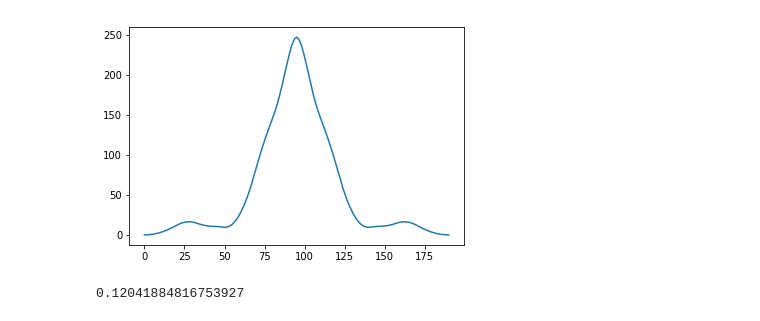
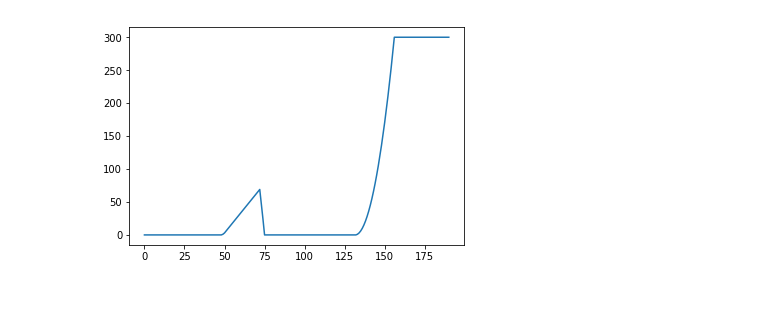
Before and after one commit to tlmakinen/bursting-IGMM, a Jupyter notebook: autocorrelation/wait-time-simulation.ipynb, the cells around one changed output. Cells and saved outputs as stored; diff of their text form; code cells hidden in the pictures.

```diff
--- a/autocorrelation/wait-time-simulation.ipynb
+++ b/autocorrelation/wait-time-simulation.ipynb
@@ -59,41 +59,41 @@ def autocorrelation (x) :
     pi = np.fft.ifft(p)
     return np.real(pi)[:x.size/2]/np.sum(xp**2)
 # %%
-# Now let's simulate this ~80 times to simulate what we get from actual data.
+# Now let's simulate this ~80 times to create a package of traces we'd expect from actual data.
 # Parameters:
-k_on = 0.03
+k_on = 0.005
 k_off = 0.01
-duration = 575 # seconds
-stepsize = 3   # seconds / step
+duration = 575   # seconds
+stepsize = 3     # seconds / step
 
-k_gfp = 1/6       # gfp chain elongation rate
-cts = 1000      # counts per gfp molecule
-k_polII = 1     # how many polII's started per second
-max_loops = 24  # max number of gfp loops that attach to each polII site
+k_gfp = 1./6      # gfp chain elongation rate
+cts = 1000       # counts per gfp molecule
+k_polII = 1      # how many polII's started per second
+max_loops = 24   # max number of gfp loops that attach to each polII site
 
 
-num = 80               # number of traces in our simulated dataset
+num = 150               # number of traces in our simulated dataset
 auto_traces = []       # empty list of autocorrelation arrays
 traces = []            # empty list of traces
-
+normtraces = []     # normed traces
 
 for i in range(num):
     tel = exponential(k_on, k_off, duration, stepsize)  # create a new signal every time
     gfp = gfp_signal.gfp_signal(telegraph=tel.signal, k_gfp=k_gfp, k_polII=k_polII, cts_per_gfp=cts, max_loops=max_loops, stepsize=3)
 
-    norm_trace = gfp.norm #/ np.max(gfp.norm)
+    trace = np.asarray(gfp.norm)
+    norm_trace = np.asarray(gfp.norm)- np.mean(gfp.norm) # subtract mean fluorescence from each trace as in Desponds et al
+    # (this should get rid of nucleus-to-nucleus variability)
 
-    traces.append(norm_trace)
-
+    traces.append(trace)
+    normtraces.append(norm_trace)
 
     auto_trace = np.correlate(norm_trace, norm_trace, 'same')
-    auto_traces.append(auto_trace / (np.std(norm_trace) * np.std(norm_trace)))   # divide each auto trace by the standard deviation squared to normalize
+    #auto_traces.append(auto_trace / (np.std(norm_trace) * np.std(norm_trace)))   # divide each auto trace by the standard deviation squared to normalize
+
+    auto_traces.append(auto_trace / np.max(auto_trace))   # divide each auto trace by its maximum to normalize to 1.
 # %%
-plt.plot(auto_traces[3])
+plt.plot(traces[8])
 plt.show()
 # %% [output]
-[figure, old version]
+[figure, new version]
-# %%
-np.sum(tel.signal) / len(tel.signal)
-# %% [output]
-0.12041884816753927
```
Also changed, not shown: parts of 25 cells of this notebook, 2 other files.
